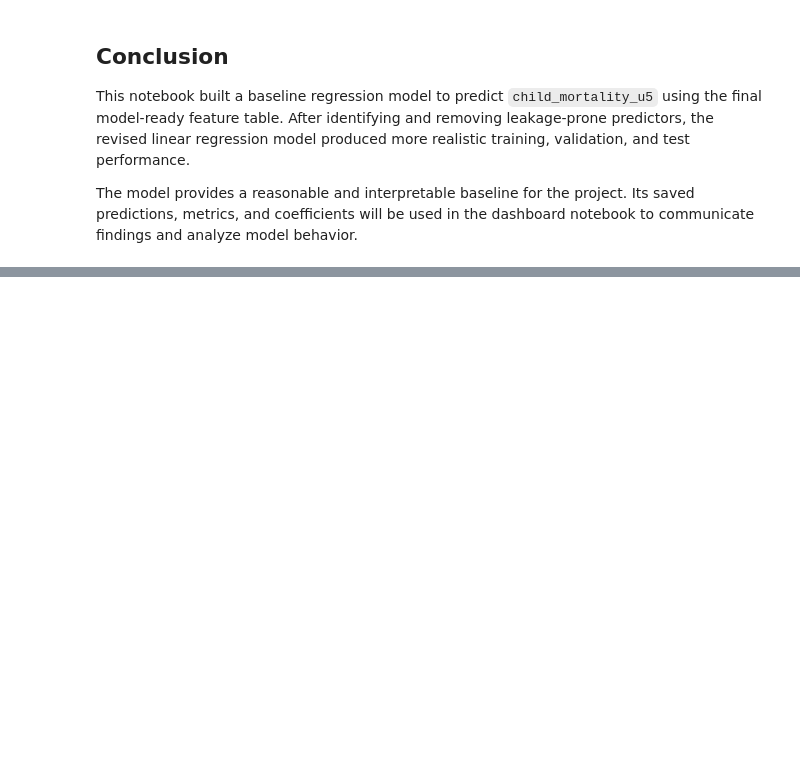
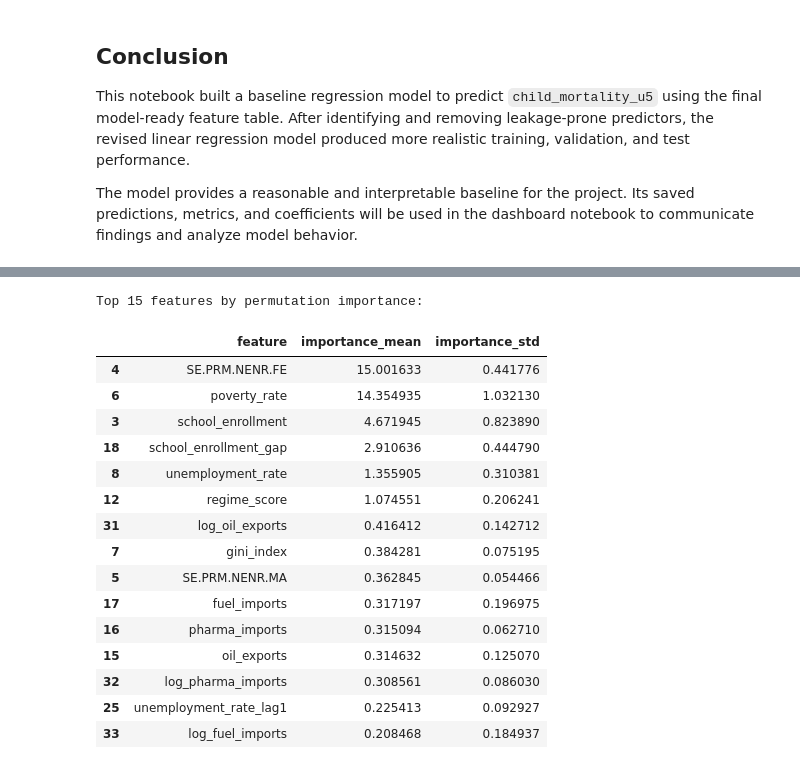
Before and after one commit to KhyathiVardhanR/Assessing-the-Civilian-Impact-of-International-Sanctions-on-Economic-and-Social-Well-Being, a Jupyter notebook: Notebook/data_modeling.ipynb, the cells around one changed output, grey strips where cells are left out. Saved outputs shown, nothing was run; the diff lists cells and outputs as text; code cells hidden in the pictures; blank space fills up the shorter version.

```diff
--- a/Notebook/data_modeling.ipynb
+++ b/Notebook/data_modeling.ipynb
@@ -569,0 +590,11 @@ The model provides a reasonable and interpretable baseline for the project. Its
+# %%
+rf_model = RandomForestRegressor(
+    n_estimators=200,
+    max_depth=10,
+    random_state=42,
+    n_jobs=-1
+)
+
+rf_model.fit(X_train_clean, y_train)
+
+print("Random Forest model trained successfully.")
@@ -569,0 +816,37 @@ The model provides a reasonable and interpretable baseline for the project. Its
+# %%
+perm_result = permutation_importance(
+    rf_model,
+    X_val_clean,
+    y_val,
+    n_repeats=10,
+    random_state=42,
+    scoring="neg_root_mean_squared_error",
+    n_jobs=-1
+)
+
+perm_importance_df = pd.DataFrame({
+    "feature": X_val_clean.columns,
+    "importance_mean": perm_result.importances_mean,
+    "importance_std": perm_result.importances_std
+}).sort_values("importance_mean", ascending=False)
+
+print("Top 15 features by permutation importance:")
+perm_importance_df.head(15)
+# %% [output]
+Top 15 features by permutation importance:
+|  | feature | importance_mean | importance_std |
+| 4 | SE.PRM.NENR.FE | 15.001633 | 0.441776 |
+| 6 | poverty_rate | 14.354935 | 1.032130 |
+| 3 | school_enrollment | 4.671945 | 0.823890 |
+| 18 | school_enrollment_gap | 2.910636 | 0.444790 |
+| 8 | unemployment_rate | 1.355905 | 0.310381 |
+| 12 | regime_score | 1.074551 | 0.206241 |
+| 31 | log_oil_exports | 0.416412 | 0.142712 |
+| 7 | gini_index | 0.384281 | 0.075195 |
+| 5 | SE.PRM.NENR.MA | 0.362845 | 0.054466 |
+| 17 | fuel_imports | 0.317197 | 0.196975 |
+| 16 | pharma_imports | 0.315094 | 0.062710 |
+| 15 | oil_exports | 0.314632 | 0.125070 |
+| 32 | log_pharma_imports | 0.308561 | 0.086030 |
+| 25 | unemployment_rate_lag1 | 0.225413 | 0.092927 |
+| 33 | log_fuel_imports | 0.208468 | 0.184937 |
```
Also changed, not shown: parts of 20 cells of this notebook, 3 other files.
